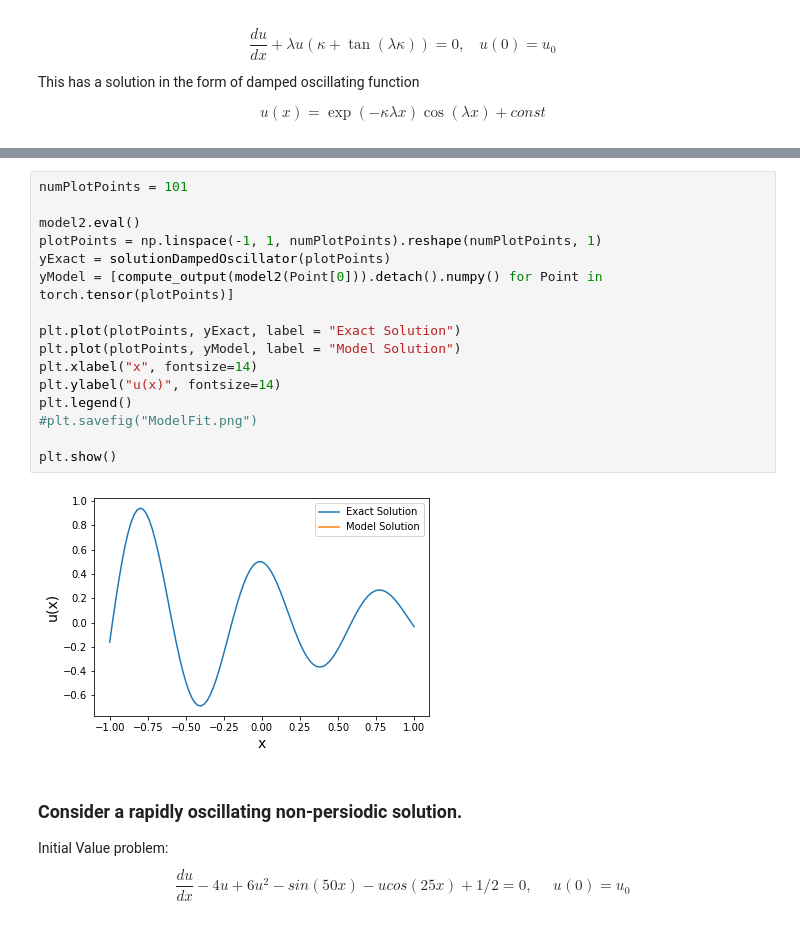
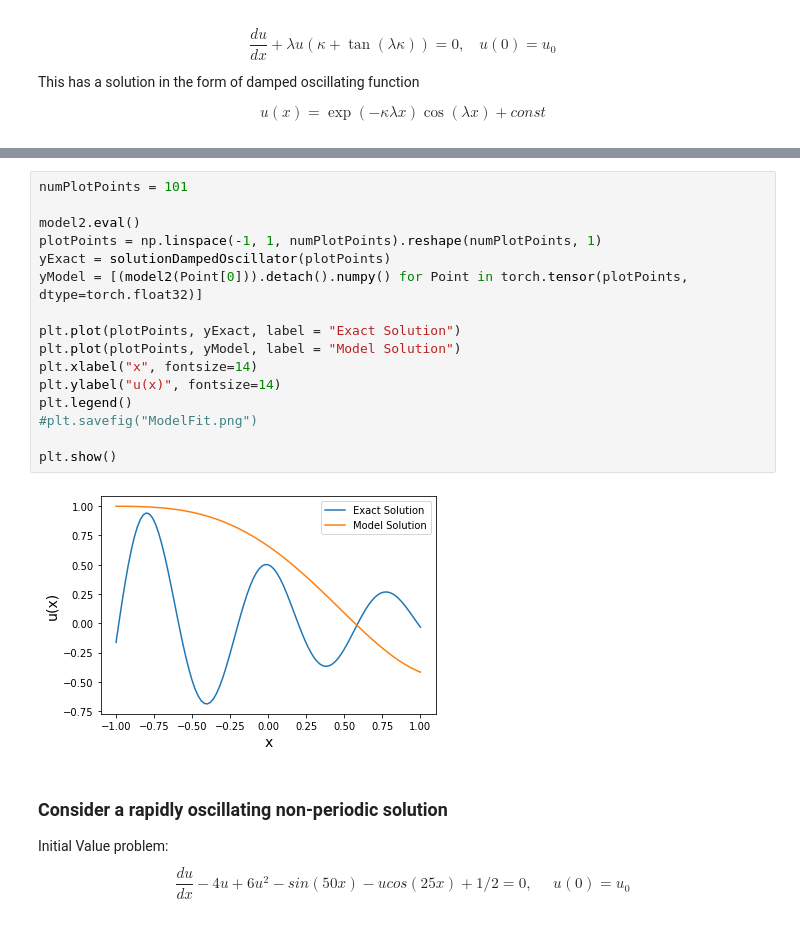
Before and after one commit to pigli2255/Qhack2022, a Jupyter notebook: Qhack Open Hackathon/Solving Nonlinear Differential Equations with differentiable qauntum circuits - 2.ipynb, the cells around one changed output, grey strips where cells are left out. Cells and saved outputs as stored; diff of their text form.

```diff
--- a/Qhack Open Hackathon/Solving Nonlinear Differential Equations with differentiable qauntum circuits - 2.ipynb
+++ b/Qhack Open Hackathon/Solving Nonlinear Differential Equations with differentiable qauntum circuits - 2.ipynb
@@ -340,23 +344,23 @@ step:  40 --> loss =  tensor(8.4805, grad_fn=<DivBackward0>)
 # %%
 numPlotPoints = 101
 
 model2.eval()
 plotPoints = np.linspace(-1, 1, numPlotPoints).reshape(numPlotPoints, 1)
 yExact = solutionDampedOscillator(plotPoints)
-yModel = [compute_output(model2(Point[0])).detach().numpy() for Point in torch.tensor(plotPoints)]
+yModel = [(model2(Point[0])).detach().numpy() for Point in torch.tensor(plotPoints, dtype=torch.float32)]
 
 plt.plot(plotPoints, yExact, label = "Exact Solution")
 plt.plot(plotPoints, yModel, label = "Model Solution")
 plt.xlabel("x", fontsize=14)
 plt.ylabel("u(x)", fontsize=14)
 plt.legend()
 #plt.savefig("ModelFit.png")
 
 plt.show()
 # %% [output]
-[figure, old version]
+[figure, new version]
 # %% [markdown]
-### Consider a rapidly oscillating non-persiodic solution.
+### Consider a rapidly oscillating non-periodic solution
 Initial Value problem:
 $$\frac{du}{dx}-4u+6u^2-sin(50x)-ucos(25x)+1/2 = 0, ~~~~~~ u(0)=u_0$$
 # %%
```
Also changed, not shown: parts of 7 cells of this notebook.
